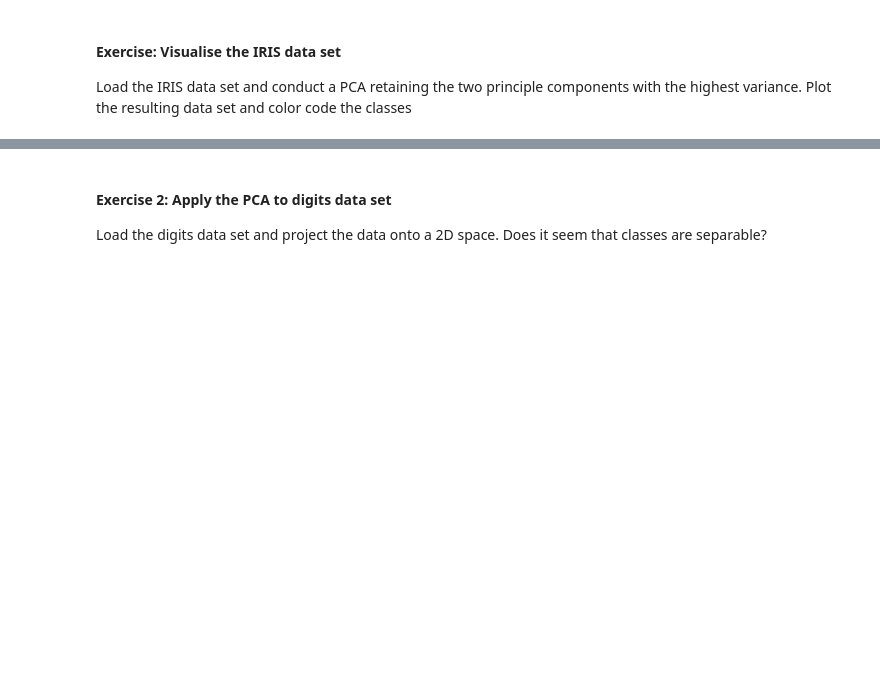
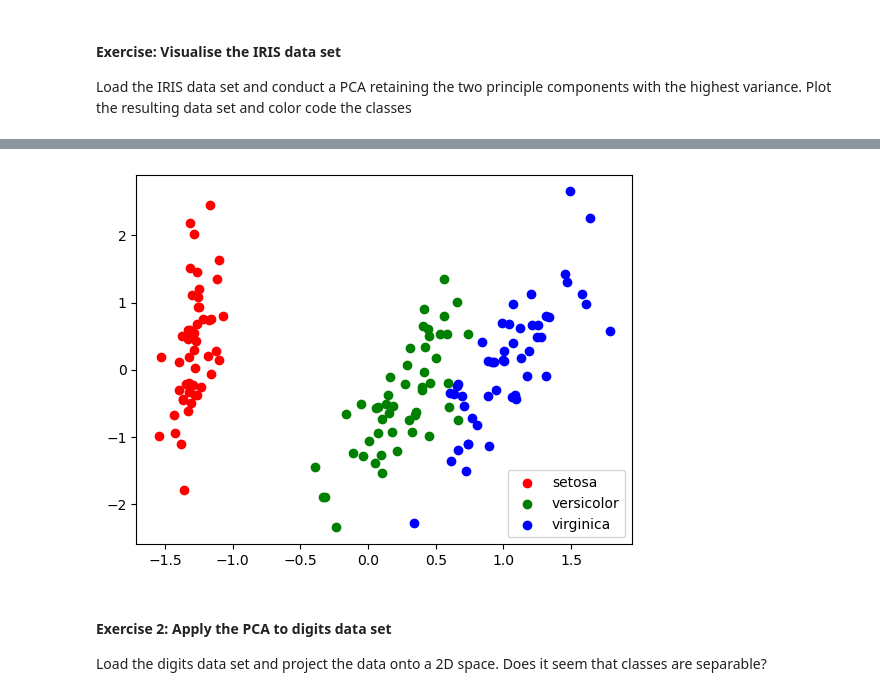
Before and after one commit to zieglerk/data-science-tutorials, a Jupyter notebook: 1-Datasets_Visualization_and_preprocessing/PCA_projection.ipynb, the cells around one changed output, grey strips where cells are left out. Saved outputs shown, nothing was run; the diff lists cells and outputs as text; code cells hidden in the pictures; blank space fills up the shorter version.

```diff
--- a/1-Datasets_Visualization_and_preprocessing/PCA_projection.ipynb
+++ b/1-Datasets_Visualization_and_preprocessing/PCA_projection.ipynb
@@ -150,3 +153,21 @@ scatterHelp(X_r,y,iris.target_names,['r','g','b'])
+# %%
+from sklearn.decomposition import FactorAnalysis
+
+#load and prepare the data
+# iris = datasets.load_iris()
+# X = iris.data
+# y = iris.target
+# target_names = iris.target_names
+
+# do the transformation
+# pca = PCA(n_components=2) #retain two components
+transformer = FactorAnalysis(n_components=3, random_state=0)
+X_new = transformer.fit_transform(X)
+
+# plot
+scatterHelp(X_new, y, iris.target_names, ['r', 'g', 'b'])
+# %% [output]
+[figure, added]
 # %% [markdown]
 #### Exercise 2: Apply the PCA to digits data set
 
```
Also changed, not shown: parts of 6 cells of this notebook, 1 other file.
